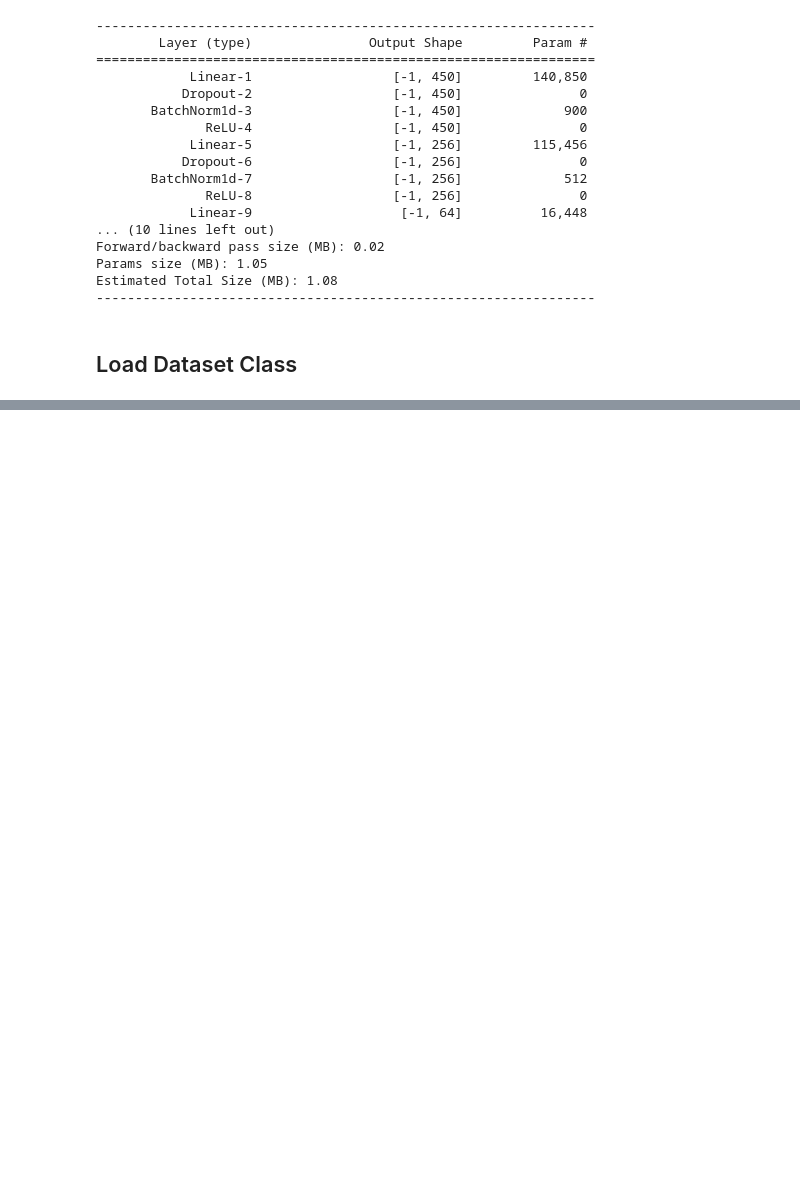
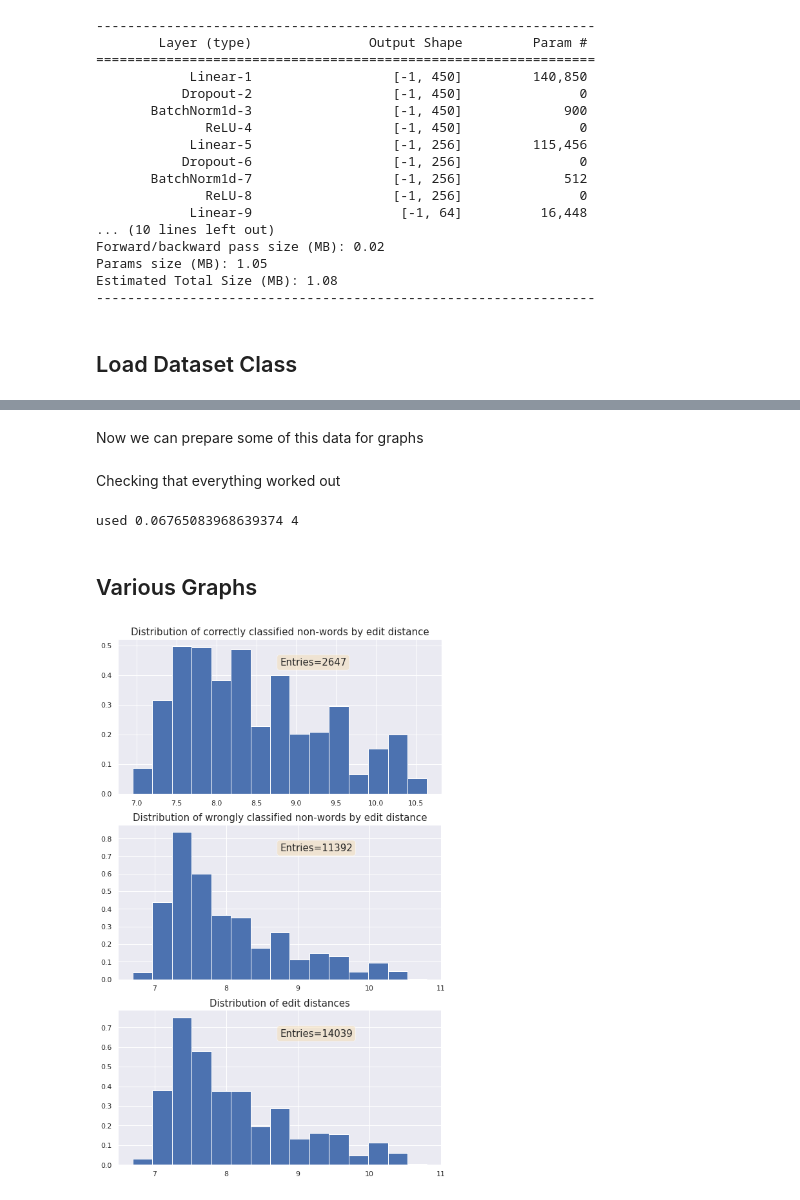
Before and after one commit to FrancescoMorri/Language_Classifcation, a Jupyter notebook: notebooks/Data_Analysis.ipynb, the cells around one changed output, grey strips where cells are left out. Saved outputs shown, nothing was run; the diff lists cells and outputs as text; code cells hidden in the pictures; blank space fills up the shorter version.

```diff
--- a/notebooks/Data_Analysis.ipynb
+++ b/notebooks/Data_Analysis.ipynb
@@ -209,0 +229,2 @@ for a in data:
+# %% [markdown]
+Now we can prepare some of this data for graphs
@@ -209,0 +263,40 @@ for a in data:
+# %% [markdown]
+Checking that everything worked out
+# %%
+print(real_w[0], output_real[0], len_real[0])
+# %% [output]
+used 0.06765083968639374 4
+# %% [markdown]
+## Various Graphs
+# %%
+'''
+plt.hist(right_non_len, bins=10)
+plt.show()
+
+plt.hist(wrong_non_len, bins=10)
+plt.show()
+'''
+props = dict(boxstyle='round', facecolor='wheat', alpha=0.5)
+fig, ax = plt.subplots(3,1, figsize=(9,15))
+
+ax[0].hist(right_non_edit, bins=15, density=True)
+ax[0].set_title("Distribution of correctly classified non-words by edit distance", fontsize=15)
+ax[0].text(0.5, 0.88, "Entries=%.d"%(len(right_non_edit)), transform=ax[0].transAxes, fontsize=15,
+        verticalalignment='top', bbox=props)
+
+
+ax[1].hist(wrong_non_edit, bins=15, density=True)
+ax[1].set_title("Distribution of wrongly classified non-words by edit distance", fontsize=15)
+ax[1].text(0.5, 0.88, "Entries=%.d"%(len(wrong_non_edit)), transform=ax[1].transAxes, fontsize=15,
+        verticalalignment='top', bbox=props)
+
+
+ax[2].hist(edit_dist, bins=15, density=True)
+ax[2].set_title("Distribution of edit distances", fontsize=15)
+ax[2].text(0.5, 0.88, "Entries=%.d"%(len(edit_dist)), transform=ax[2].transAxes, fontsize=15,
+        verticalalignment='top', bbox=props)
+
+fig.savefig(PATH+"graphs/nonwords_edit.png", bbox_inches='tight')
+plt.show()
+# %% [output]
+[figure, added]
```
Also changed, not shown: parts of 16 cells of this notebook.
